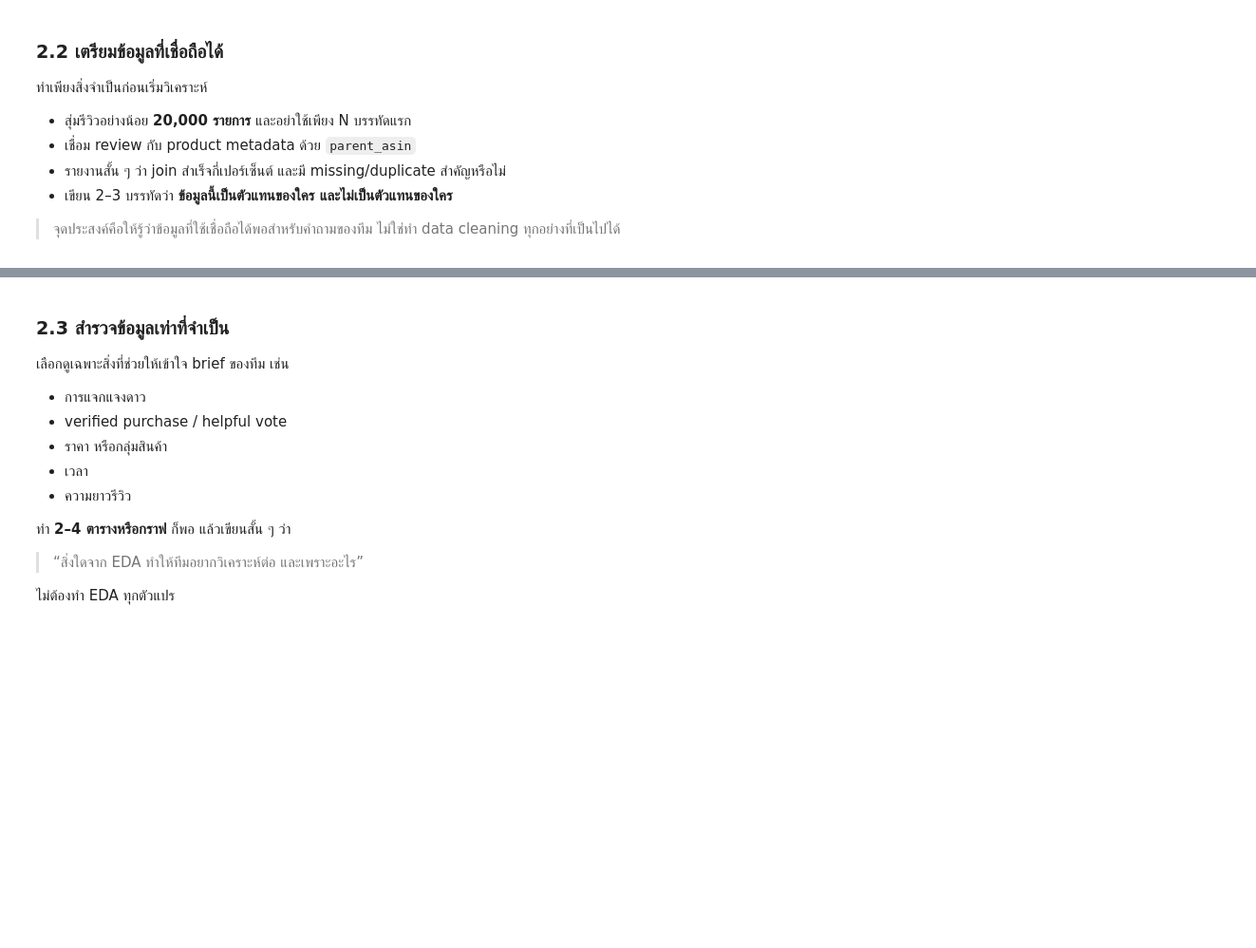
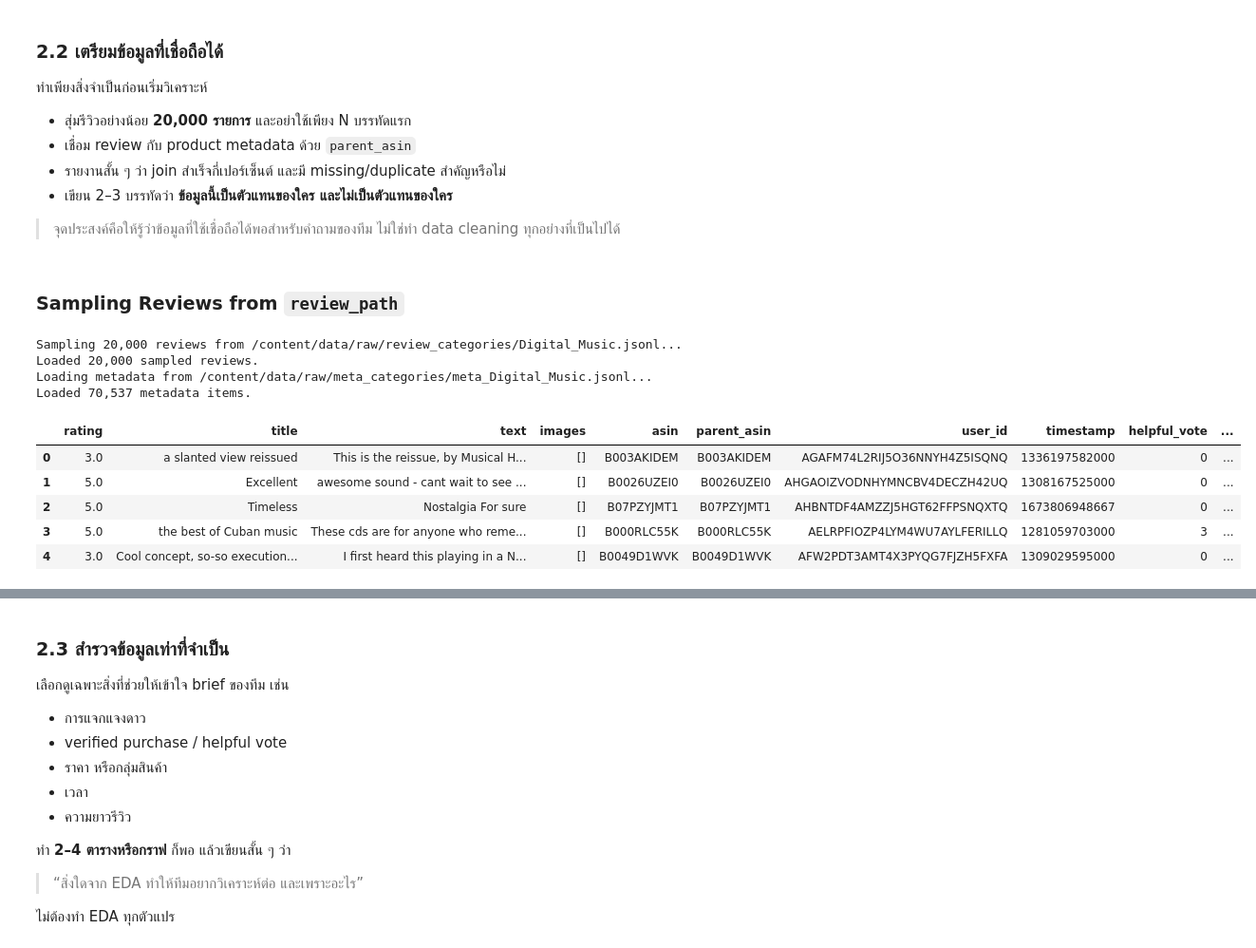
Before and after one commit to audomsak-pypy/Project1-Text_Analytics69, a Jupyter notebook: Project1_Text_Analytics69_Teams.ipynb, the cells around one changed output, grey strips where cells are left out. Shown at 95% size. Saved outputs shown, nothing was run; the diff lists cells and outputs as text; code cells hidden in the pictures; blank space fills up the shorter version.

```diff
--- a/Project1_Text_Analytics69_Teams.ipynb
+++ b/Project1_Text_Analytics69_Teams.ipynb
@@ -258,0 +263,41 @@ print(review_path, meta_path)
+# %%
+def iter_jsonl(path):
+    with open(path, encoding='utf-8') as f:
+        for line in f:
+            yield json.loads(line)
+# %% [markdown]
+### Sampling Reviews from `review_path`
+# %%
+# Sample N reviews from the review_path
+print(f"Sampling {SAMPLE_N:,} reviews from {review_path}...")
+
+sampled_reviews = []
+for i, review in enumerate(iter_jsonl(review_path)):
+    if len(sampled_reviews) < SAMPLE_N:
+        sampled_reviews.append(review)
+    else:
+        # Reservoir sampling to get a random sample of N reviews
+        r = random.randint(0, i)
+        if r < SAMPLE_N:
+            sampled_reviews[r] = review
+
+df_reviews = pd.DataFrame(sampled_reviews)
+print(f"Loaded {len(df_reviews):,} sampled reviews.")
+
+# Load all meta data
+print(f"Loading metadata from {meta_path}...")
+df_meta = pd.DataFrame(iter_jsonl(meta_path))
+print(f"Loaded {len(df_meta):,} metadata items.")
+
+display(df_reviews.head())
+# %% [output]
+Sampling 20,000 reviews from /content/data/raw/review_categories/Digital_Music.jsonl...
+Loaded 20,000 sampled reviews.
+Loading metadata from /content/data/raw/meta_categories/meta_Digital_Music.jsonl...
+Loaded 70,537 metadata items.
+|  | rating | title | text | images | asin | parent_asin | user_id | timestamp | helpful_vote | ... |
+| 0 | 3.0 | a slanted view reissued | This is the reissue, by Musical H... | [] | B003AKIDEM | B003AKIDEM | AGAFM74L2RIJ5O36NNYH4Z5ISQNQ | 1336197582000 | 0 | ... |
+| 1 | 5.0 | Excellent | awesome sound - cant wait to see ... | [] | B0026UZEI0 | B0026UZEI0 | AHGAOIZVODNHYMNCBV4DECZH42UQ | 1308167525000 | 0 | ... |
+| 2 | 5.0 | Timeless | Nostalgia For sure | [] | B07PZYJMT1 | B07PZYJMT1 | AHBNTDF4AMZZJ5HGT62FFPSNQXTQ | 1673806948667 | 0 | ... |
+| 3 | 5.0 | the best of Cuban music | These cds are for anyone who reme... | [] | B000RLC55K | B000RLC55K | AELRPFIOZP4LYM4WU7AYLFERILLQ | 1281059703000 | 3 | ... |
+| 4 | 3.0 | Cool concept, so-so execution... | I first heard this playing in a N... | [] | B0049D1WVK | B0049D1WVK | AFW2PDT3AMT4X3PYQG7FJZH5FXFA | 1309029595000 | 0 | ... |
```
Also changed, not shown: parts of 5 cells of this notebook.
